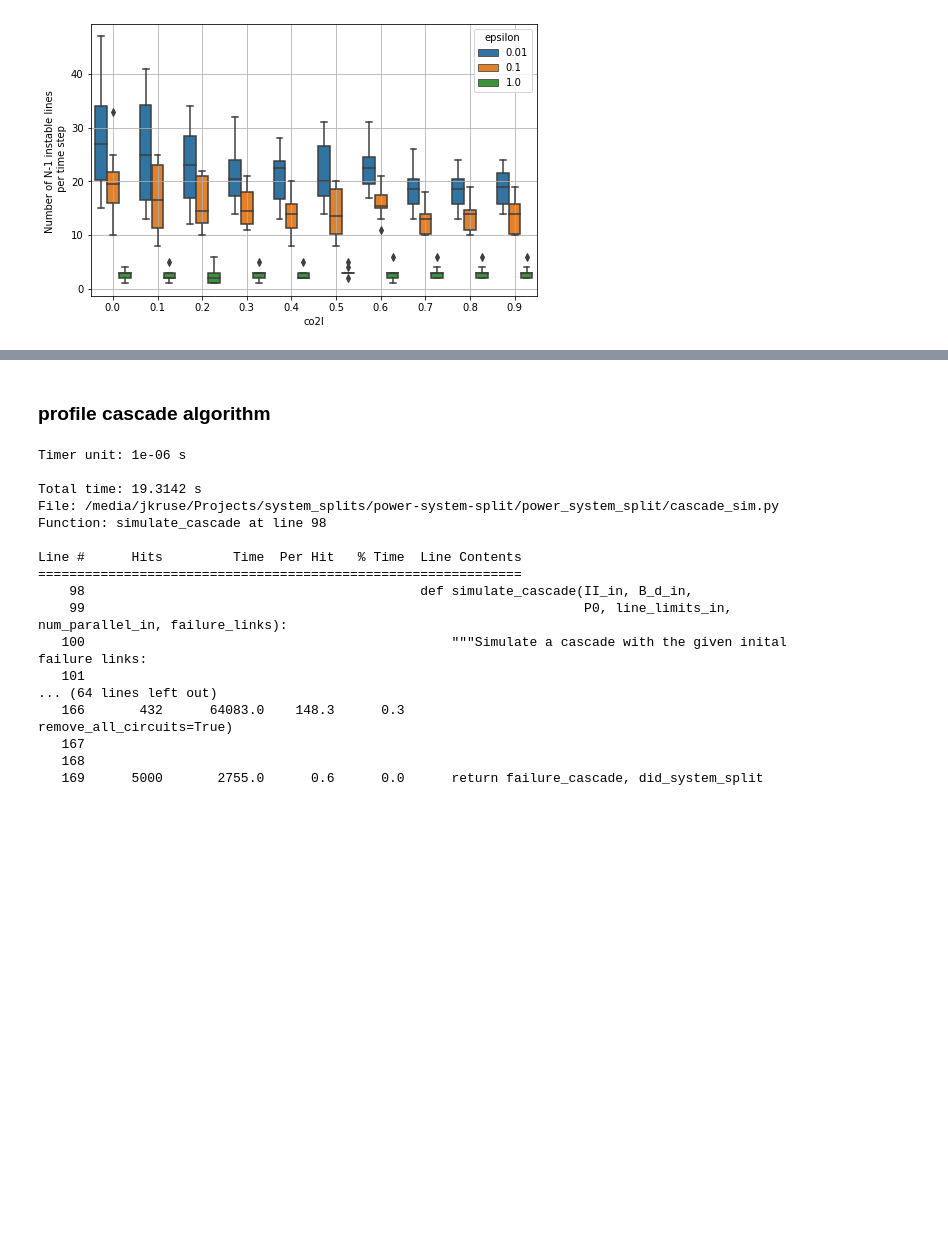
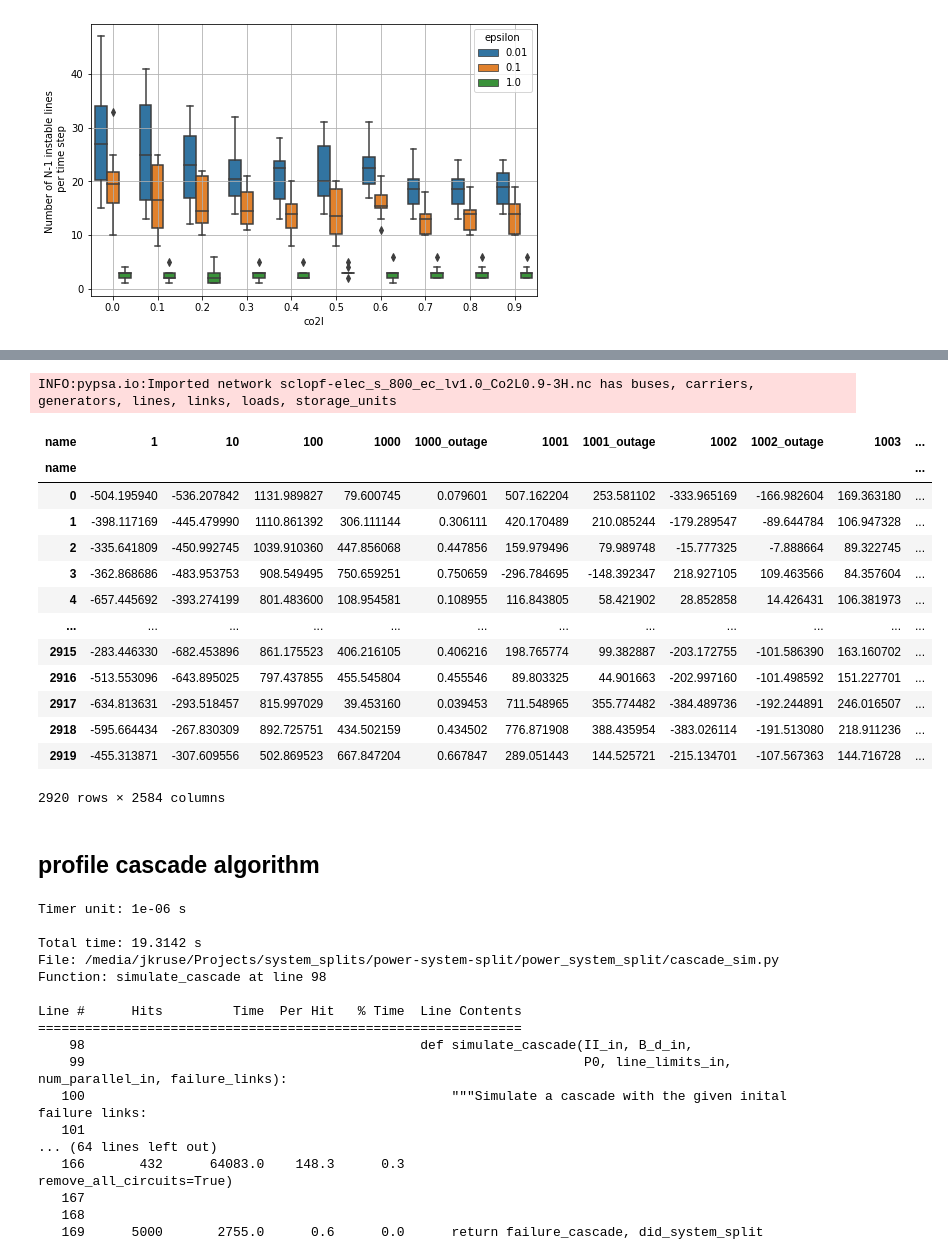
Before and after one commit to maurizio-titz/Power-system-split, a Jupyter notebook: notebooks/compare_sclopf_lopf_results.ipynb, the cells around one changed output, grey strips where cells are left out. Drawn from its saved outputs; the diff is of its cells as text; code cells hidden in the pictures; blank space fills up the shorter version.

```diff
--- a/notebooks/compare_sclopf_lopf_results.ipynb
+++ b/notebooks/compare_sclopf_lopf_results.ipynb
@@ -687,5 +790,39 @@ Line limit of initial failing line after its failure:  1698.1026117405274
+# %%
+pypsa_failure_idx = pypsa_line_idx
+
+b0 = network.lines.loc[pypsa_failure_idx].bus0
+b1 = network.lines.loc[pypsa_failure_idx].bus1
+failure_idx = np.argwhere((np.array([e for e in G.edges()])[:,0]==b0)&(np.array([e for e in G.edges()])[:,1]==b1))[0,0]
+
+cascade_sim.remove_line_from_Bd(B_d, num_parallel_list,
+                          line_limit_list, failure_idx)
+
+
+LL_r = I_m.dot(B_d).dot(I_m.T)
+theta = sparse.linalg.spsolve(LL_r, P0)
+flows = B_d.dot((I_m.T).dot(theta))
+idxs_overloaded =  np.where(abs(flows) > line_limit_list)[0]
+# %% [output]
+INFO:pypsa.io:Imported network sclopf-elec_s_800_ec_lv1.0_Co2L0.9-3H.nc has buses, carriers, generators, lines, links, loads, storage_units
+# %%
+network.lines_t.p0
+# %% [output]
+| name | 1 | 10 | 100 | 1000 | 1000_outage | 1001 | 1001_outage | 1002 | 1002_outage | 1003 | ... |
+| name |  |  |  |  |  |  |  |  |  |  | ... |
+| 0 | -504.195940 | -536.207842 | 1131.989827 | 79.600745 | 0.079601 | 507.162204 | 253.581102 | -333.965169 | -166.982604 | 169.363180 | ... |
+| 1 | -398.117169 | -445.479990 | 1110.861392 | 306.111144 | 0.306111 | 420.170489 | 210.085244 | -179.289547 | -89.644784 | 106.947328 | ... |
+| 2 | -335.641809 | -450.992745 | 1039.910360 | 447.856068 | 0.447856 | 159.979496 | 79.989748 | -15.777325 | -7.888664 | 89.322745 | ... |
+| 3 | -362.868686 | -483.953753 | 908.549495 | 750.659251 | 0.750659 | -296.784695 | -148.392347 | 218.927105 | 109.463566 | 84.357604 | ... |
+| 4 | -657.445692 | -393.274199 | 801.483600 | 108.954581 | 0.108955 | 116.843805 | 58.421902 | 28.852858 | 14.426431 | 106.381973 | ... |
+| ... | ... | ... | ... | ... | ... | ... | ... | ... | ... | ... | ... |
+| 2915 | -283.446330 | -682.453896 | 861.175523 | 406.216105 | 0.406216 | 198.765774 | 99.382887 | -203.172755 | -101.586390 | 163.160702 | ... |
+| 2916 | -513.553096 | -643.895025 | 797.437855 | 455.545804 | 0.455546 | 89.803325 | 44.901663 | -202.997160 | -101.498592 | 151.227701 | ... |
+| 2917 | -634.813631 | -293.518457 | 815.997029 | 39.453160 | 0.039453 | 711.548965 | 355.774482 | -384.489736 | -192.244891 | 246.016507 | ... |
+| 2918 | -595.664434 | -267.830309 | 892.725751 | 434.502159 | 0.434502 | 776.871908 | 388.435954 | -383.026114 | -191.513080 | 218.911236 | ... |
+| 2919 | -455.313871 | -307.609556 | 502.869523 | 667.847204 | 0.667847 | 289.051443 | 144.525721 | -215.134701 | -107.567363 | 144.716728 | ... |
+2920 rows × 2584 columns
 # %% [markdown]
-### profile cascade algorithm
+## profile cascade algorithm
 # %%
 
 # Load co2 level
```
Also changed, not shown: parts of 20 cells of this notebook, 4 other files.
